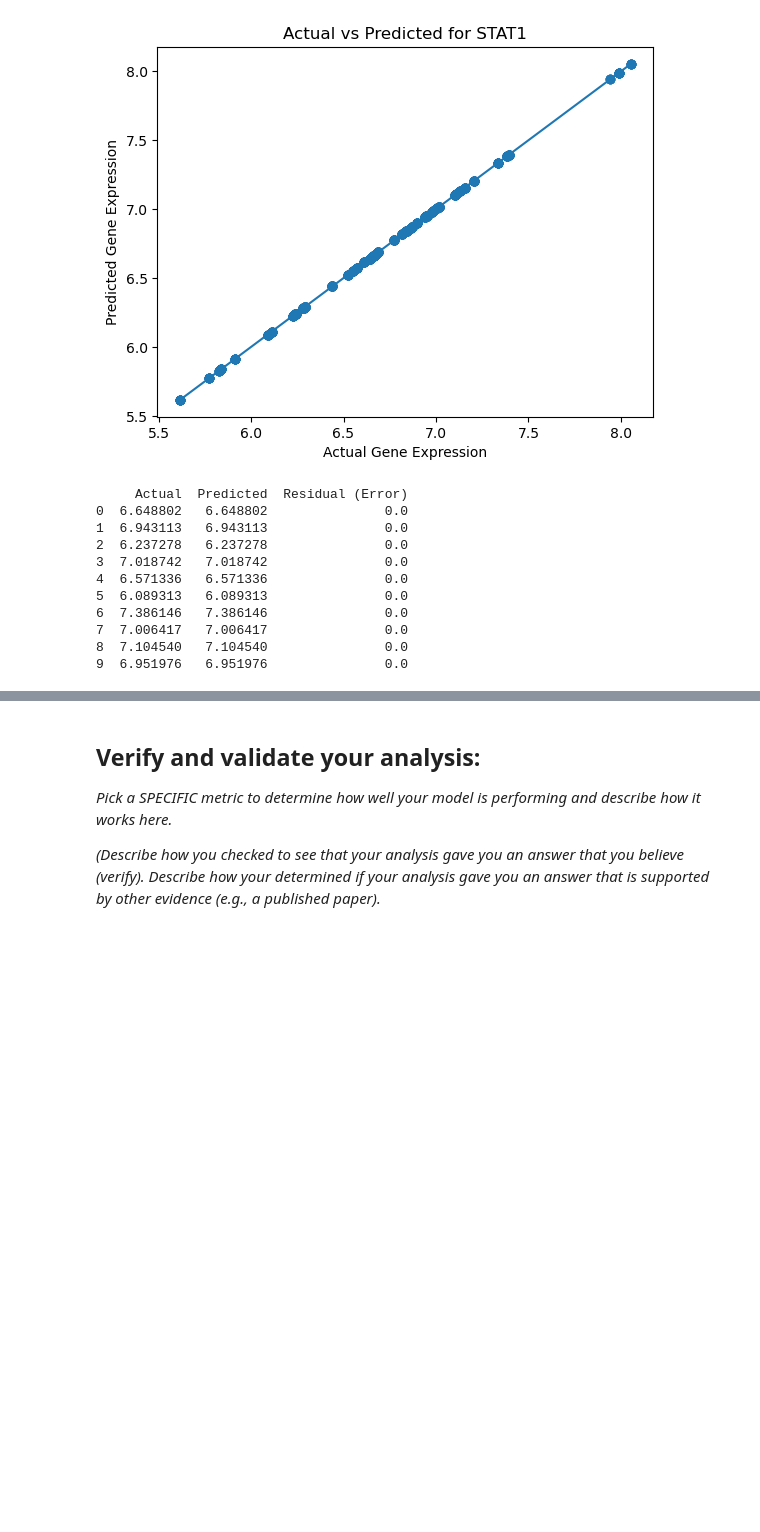
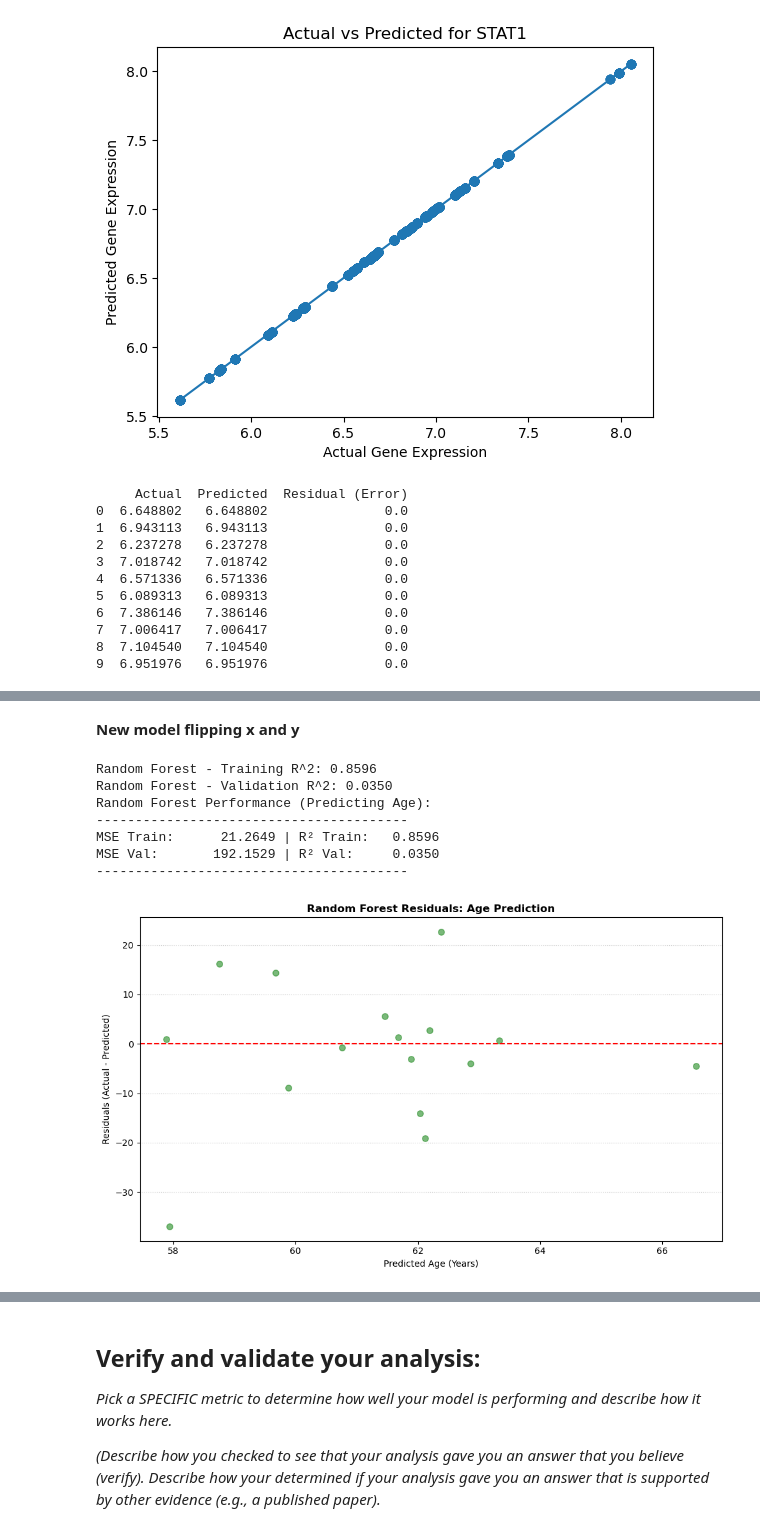
Before and after one commit to AbhiramRuthala/Module-4-Cancer, a Jupyter notebook: Module 4 Template-2 (3) (2).ipynb, the cells around one changed output, grey strips where cells are left out. Drawn from its saved outputs; the diff is of its cells as text; code cells hidden in the pictures; blank space fills up the shorter version.

```diff
--- a/Module 4 Template-2 (3) (2).ipynb
+++ b/Module 4 Template-2 (3) (2).ipynb
@@ -489,0 +470,68 @@ print(X[:2])
+# %% [markdown]
+**New model flipping x and y**
+# %%
+#So we need to flip around what we are predicting. Then you can build a single model on all the genes at once and see if they can predict age. Your random forest classifier is confused because age is not able to predict any one gene's expression. But perhaps the combination of all the genes can predict what age the patient was. So:switch X and Ydon't do a for loop over the genes, just run RandomForestRegressor oncefit to the training data and report the R^2predict on the validation data and report the R^2at this point, if it still does horribly, you might want to consider going back to a lasso model (just copy and paste the same code block and replace RandomForestRegressor with Lasso and updated parameters)finally, predict on test data set
+#flip X and Y so X equal to all the genes and Y equal to age
+import numpy as np
+import matplotlib.pyplot as plt
+from sklearn.linear_model import Lasso
+from sklearn.model_selection import train_test_split
+from sklearn.metrics import r2_score, mean_squared_error
+from sklearn.ensemble import RandomForestRegressor
+
+
+# Get ages for the GBM samples and ensure they match the order of columns in GBM_data this will be y (target)
+y = pd.to_numeric(
+    GBM_metadata.loc[GBM_data.columns, 'age_at_diagnosis'],
+    errors='coerce'
+)
+y = y.fillna(y.mean()).values
+X = GBM_data.loc[gene_list].T.values  # Rows: Patients, Cols: Genes
+
+#  Split into Training and Validation sets (using the GBM patients)
+# X is gene expression, y is the age
+X_train, X_val, y_train, y_val = train_test_split(X, y, test_size=0.2, random_state=42)
+
+rf_model = RandomForestRegressor(n_estimators=200, random_state=42)
+rf_model.fit(X_train, y_train)
+
+rf_train_preds = rf_model.predict(X_train)
+rf_val_preds = rf_model.predict(X_val)
+
+print(f"Random Forest - Training R^2: {r2_score(y_train, rf_train_preds):.4f}")
+print(f"Random Forest - Validation R^2: {r2_score(y_val, rf_val_preds):.4f}")
+
+#calculate mean square error for the model for both training and validation data
+mse_train = mean_squared_error(y_train, rf_train_preds)
+mse_val = mean_squared_error(y_val, rf_val_preds)
+r2_train = r2_score(y_train, rf_train_preds)
+r2_val = r2_score(y_val, rf_val_preds)
+
+print("Random Forest Performance (Predicting Age):")
+print(f"{'-'*40}")
+print(f"MSE Train: {mse_train:>12.4f} | R² Train: {r2_train:>8.4f}")
+print(f"MSE Val:   {mse_val:>12.4f} | R² Val:   {r2_val:>8.4f}")
+print(f"{'-'*40}")
+
+plt.figure(figsize=(10, 6))
+rf_residuals = y_val - rf_val_preds
+
+plt.scatter(rf_val_preds, rf_residuals, color='forestgreen', alpha=0.6, s=45)
+plt.axhline(0, color='red', linestyle='--', linewidth=1.5)
+
+plt.title('Random Forest Residuals: Age Prediction', fontweight='bold')
+plt.xlabel('Predicted Age (Years)')
+plt.ylabel('Residuals (Actual - Predicted)')
+plt.grid(axis='y', linestyle=':', alpha=0.7)
+
+plt.tight_layout()
+plt.show()
+# %% [output]
+Random Forest - Training R^2: 0.8596
+Random Forest - Validation R^2: 0.0350
+Random Forest Performance (Predicting Age):
+----------------------------------------
+MSE Train:      21.2649 | R² Train:   0.8596
+MSE Val:       192.1529 | R² Val:     0.0350
+----------------------------------------
+[figure, added]
```
Also changed, not shown: parts of 4 cells of this notebook.
